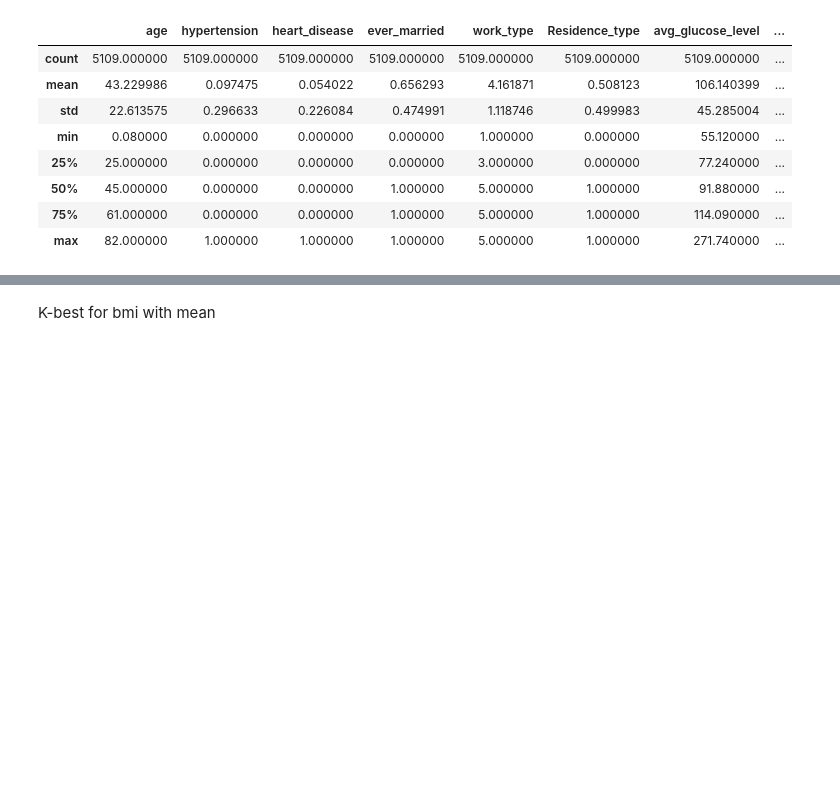
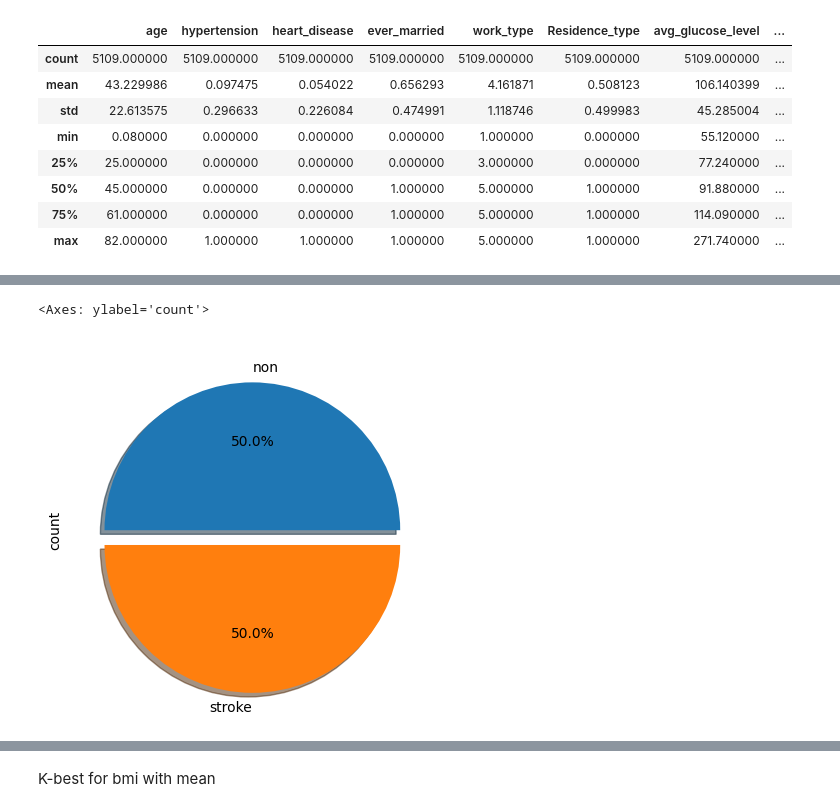
Before and after one commit to yunusemredincell/Stroke-Prediction-Project, a Jupyter notebook: Stroke-Prediction-Project/stroketest.ipynb, the cells around one changed output, grey strips where cells are left out. Saved outputs shown, nothing was run; the diff lists cells and outputs as text; code cells hidden in the pictures; blank space fills up the shorter version.

```diff
--- a/Stroke-Prediction-Project/stroketest.ipynb
+++ b/Stroke-Prediction-Project/stroketest.ipynb
@@ -211,0 +293,5 @@ Rows with missing 'bmi':
+# %%
+df_copy['stroke'].value_counts().plot.pie(explode = [0,0.1], autopct="%1.1f%%",labels=["non","stroke"], shadow=True)
+# %% [output]
+<Axes: ylabel='count'>
+[figure, added]
```
Also changed, not shown: parts of 19 cells of this notebook.
